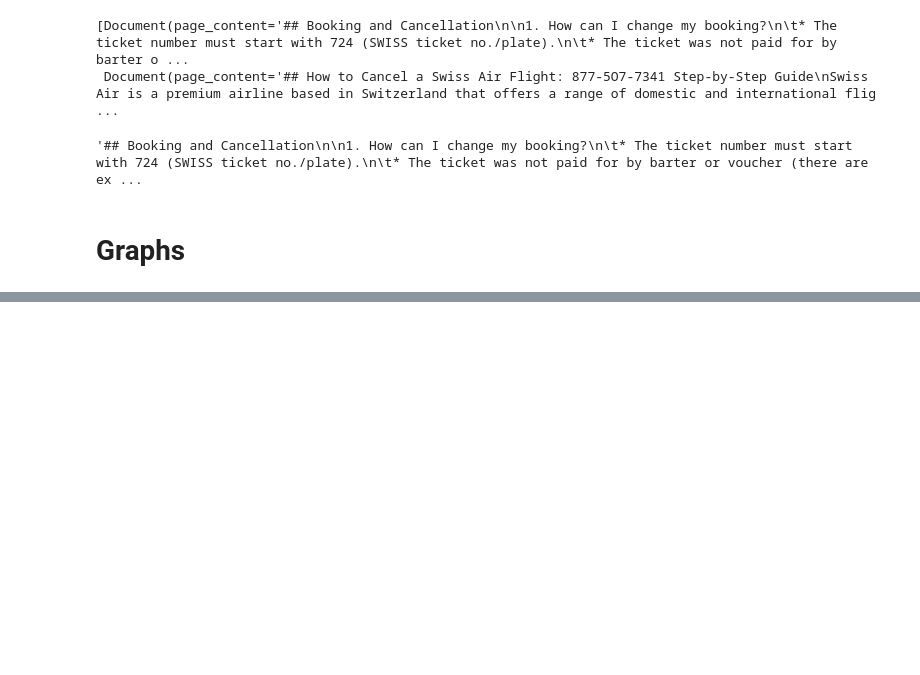
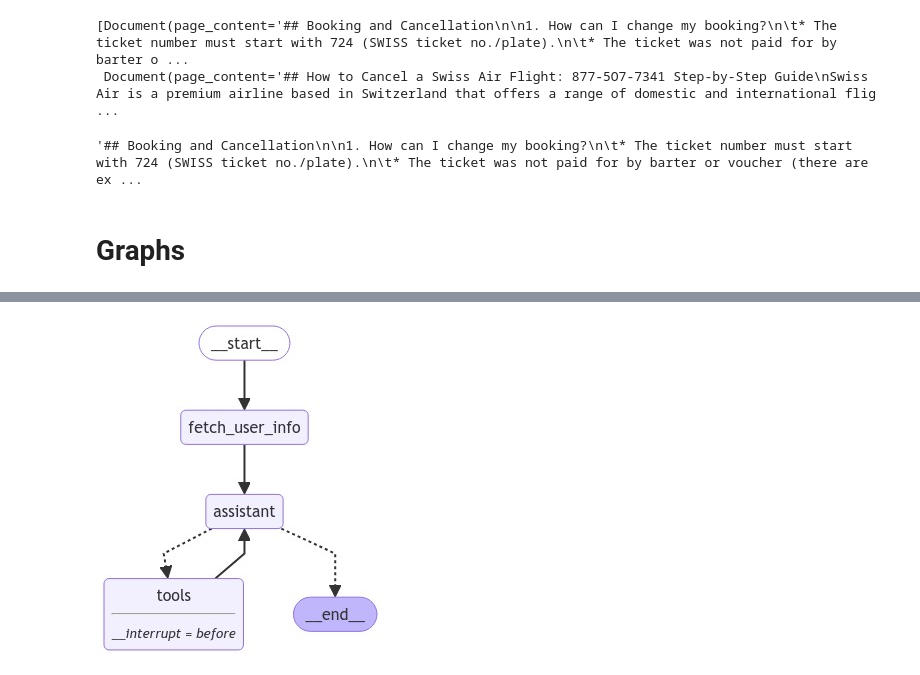
Before and after one commit to bestimmt/travel-assistant-multi-agent-langgraph, a Jupyter notebook: project_guidance.ipynb, the cells around one changed output, grey strips where cells are left out. Cells and saved outputs as stored; diff of their text form; code cells hidden in the pictures; blank space fills up the shorter version.

```diff
--- a/project_guidance.ipynb
+++ b/project_guidance.ipynb
@@ -190,0 +141,7 @@ event
+# %%
+from chatbotV02.graph import draw_graph, build_graph as bg2
+
+graph02 = bg2()
+draw_graph(graph02)
+# %% [output]
+[figure, added]
```
Also changed, not shown: parts of 9 cells of this notebook, 24 other files.
